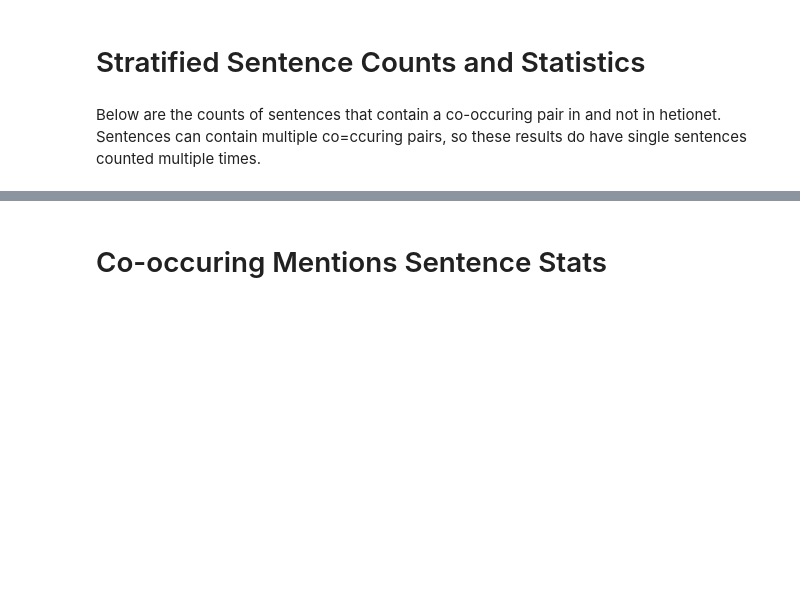
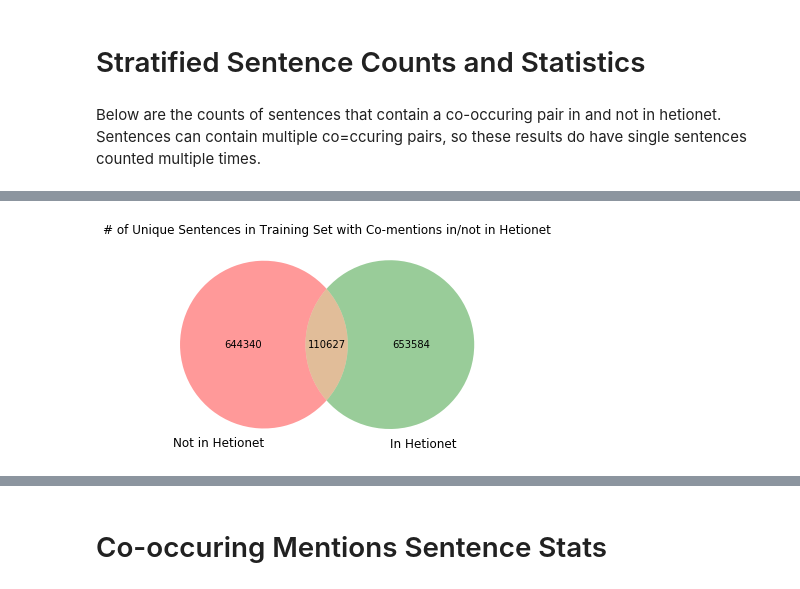
Before and after one commit to greenelab/snorkeling, a Jupyter notebook: disease_gene/disease_associates_gene/dataset_statistics/dataset_statistics.ipynb, the cells around one changed output, grey strips where cells are left out. Saved outputs shown, nothing was run; the diff lists cells and outputs as text; code cells hidden in the pictures; blank space fills up the shorter version.

```diff
--- a/disease_gene/disease_associates_gene/dataset_statistics/dataset_statistics.ipynb
+++ b/disease_gene/disease_associates_gene/dataset_statistics/dataset_statistics.ipynb
@@ -123,0 +157,10 @@ Number of sentences in test set with entity pairs not in hetionet: 173069
+# %%
+venn2(
+    [
+        set(training_set_df.query("hetionet==0").sentence_id),
+        set(training_set_df.query("hetionet==1").sentence_id)
+    ], set_labels=["Not in Hetionet", "In Hetionet"])
+plt.title("# of Unique Sentences in Training Set with Co-mentions in/not in Hetionet")
+plt.show()
+# %% [output]
+[figure, added]
```
Also changed, not shown: parts of 23 cells of this notebook, 1 other file.
